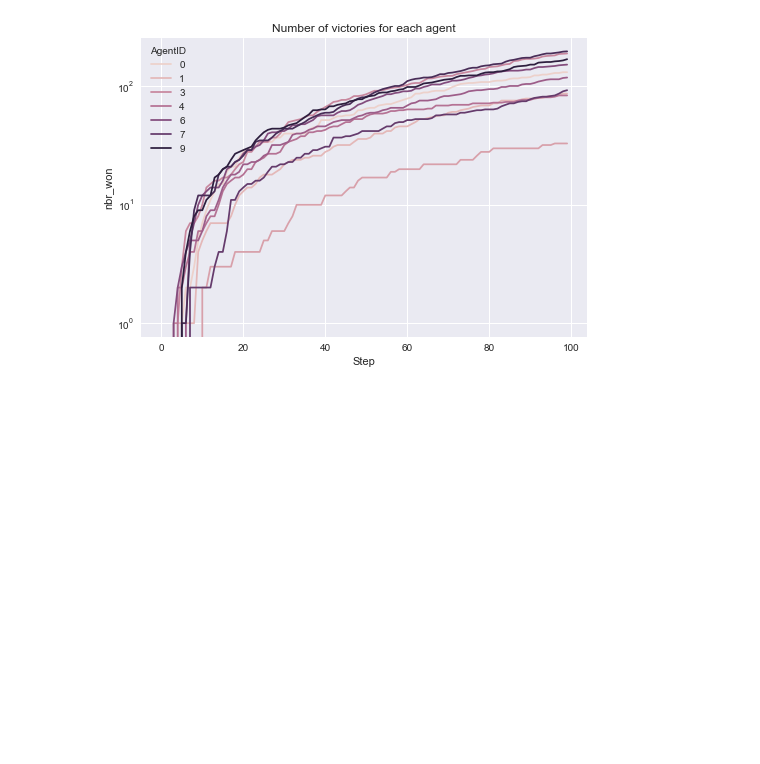
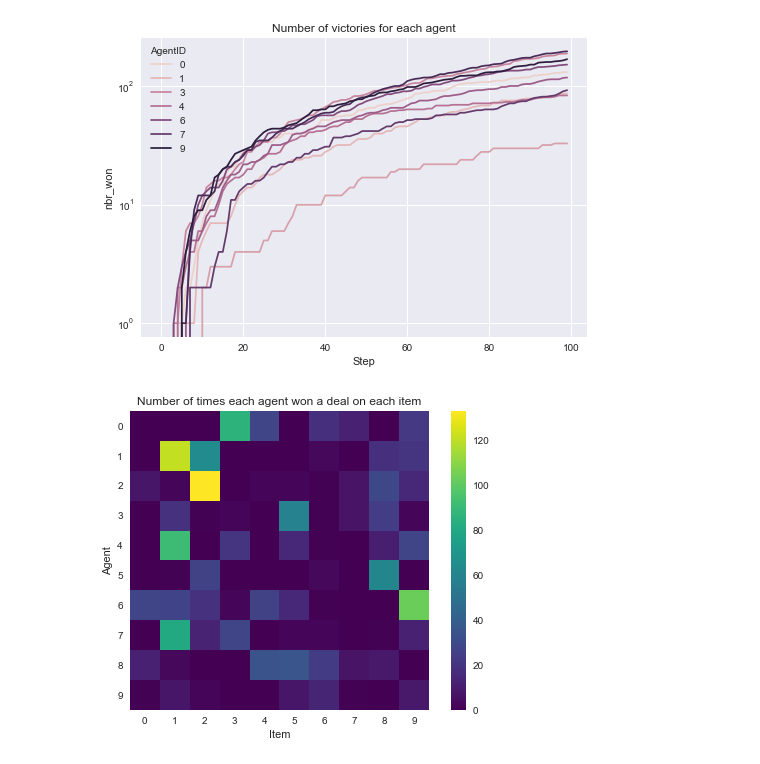
Before and after one commit to marcoboucas/sma_tp2, a Jupyter notebook: results/run_analysis.ipynb, the cells around one changed output. Cells and saved outputs as stored; diff of their text form; code cells hidden in the pictures; blank space fills up the shorter version.

```diff
--- a/results/run_analysis.ipynb
+++ b/results/run_analysis.ipynb
@@ -104,3 +105,31 @@ plt.savefig("../docs/agents_nbr_won.png", dpi=300)
 plt.show()
 # %% [output]
 [figure]
+# %%
+nb_agents = len(agent_df["AgentID"].unique())
+nb_items = len(model_df.columns)
+nb_perfo = len(eval(agent_df["performative_uses"].iloc[0]).keys())
+# %%
+# matrix agent - item
+
+# for each agent, retrieve the list of items he won deals on
+agent_item_mat = np.zeros((nb_agents, nb_items), dtype=np.int)
+
+# we only need to look at one line for each agent
+for agent_id in range(nb_agents):
+    items_dealt_list = eval(agent_df[agent_df["AgentID"] == agent_id]["deals_won"].iloc[0])
+    for item_id in items_dealt_list:
+        agent_item_mat[agent_id, item_id] += 1
+
+plt.style.use("seaborn")
+plt.grid(False)
+plt.imshow(agent_item_mat, cmap="viridis")
+plt.colorbar()
+plt.title("Number of times each agent won a deal on each item")
+plt.xlabel("Item")
+plt.xticks(range(nb_items), range(nb_items))
+plt.ylabel("Agent")
+plt.yticks(range(nb_agents), range(nb_agents))
+plt.savefig("../docs/agents_items_matrix.png", dpi=300)
+# %% [output]
+[figure, added]
```
Also changed, not shown: parts of 5 cells of this notebook, 7 other files.
